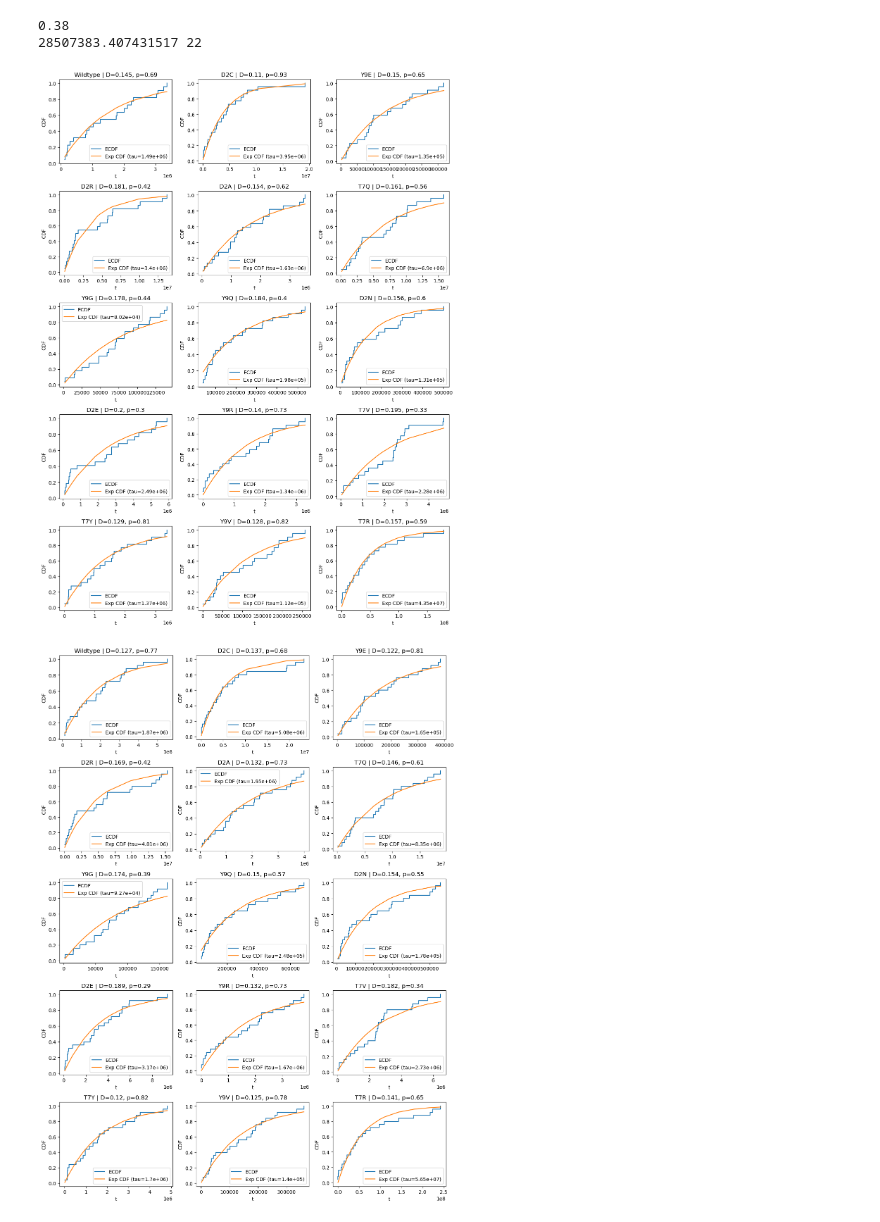
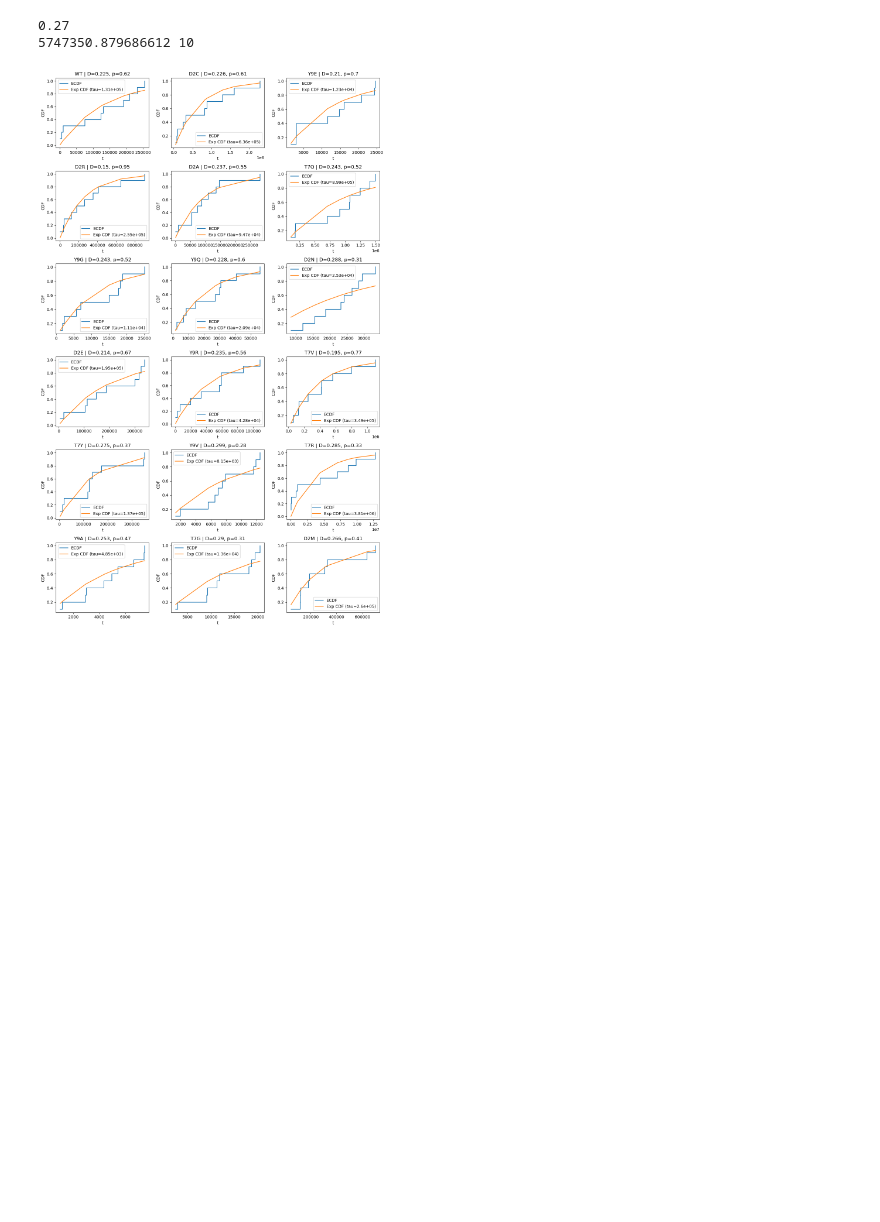
Before and after one commit to MendelsResearchGroup/guiding-peptide-kinetics, a Jupyter notebook: src/fpt.ipynb, the cells around one changed output. Drawn from its saved outputs; the diff is of its cells as text; code cells hidden in the pictures; blank space fills up the shorter version.

```diff
--- a/src/fpt.ipynb
+++ b/src/fpt.ipynb
@@ -122,26 +125,23 @@ from scipy import stats
 import numpy as np
 import matplotlib.pyplot as plt
 
-def plot_mfpt_corr(df, prop_col, wt_label='Wildtype', group_col='residue_idx',
+def plot_mfpt_corr(df, prop_col, wt_label='WT', group_col='residue_idx',
                    annotate=False, th=None, log_prop=True):
     wt_mfpt = float(df.loc[wt_label, 'mfpt'])
     wt_prop = df.loc[wt_label, prop_col]
 
-    def ratio_or_raw(wt, arr, use_log):
+    def ratio_or_raw(wt, arr):
         arr = np.asarray(arr, float)
-        if pd.isna(wt):            # no WT value
+        if pd.isna(wt):
             return arr
-        if use_log:
-            if wt <= 0 or np.any(arr <= 0):
-                raise ValueError(f"Nonpositive values in '{prop_col}' — log undefined.")
-            return wt - arr
         return wt - arr
 
-    x_all = ratio_or_raw(wt_prop, df[prop_col].to_numpy(), log_prop)
+    x_all = df[prop_col].to_numpy()
     y_all = np.log(wt_mfpt / df['mfpt'].to_numpy())
     mask = np.isfinite(x_all) & np.isfinite(y_all)
 
-    pearson, _  = stats.pearsonr(x_all[mask], y_all[mask])
+    pearson, p  = stats.pearsonr(x_all[mask], y_all[mask])
+    print(f"p: {p}")
     spearman, _ = stats.spearmanr(x_all[mask], y_all[mask])
 
     res_keys = sorted(int(k) for k in df[group_col].dropna().unique())
@@ -149,26 +149,26 @@ def plot_mfpt_corr(df, prop_col, wt_label='Wildtype', group_col='residue_idx',
     res_colors[2] = 'orange'
     res_colors[7] = 'blue'
     res_colors[9] = 'green'
+
     for xv, yv, name in zip(x_all[mask], y_all[mask], df.index.to_numpy()):
         plt.text(xv, yv, name, fontsize=6, ha='center', va='bottom')
 
     for k in res_keys:
         sub = df[df[group_col] == k]
-        x = ratio_or_raw(wt_prop, sub[prop_col].to_numpy(), log_prop)
+        x = sub[prop_col].to_numpy()
         y = np.log(wt_mfpt / sub['mfpt'].to_numpy())
         plt.scatter(x, y, label=f"Residue {k}", s=35, alpha=0.9, c=res_colors.get(k))
 
-    if not pd.isna(wt_prop):
-        plt.scatter(0 if log_prop else wt_prop, 0, s=100, marker='*',
+    plt.scatter(wt_prop, 0, s=100, marker='*',
                     edgecolors='k', linewidths=1.5, label=wt_label)
 
-    xlabel = (f'({prop_col} WT / mutation)'
+    xlabel = (f'Mut {prop_col}'
               if log_prop and not pd.isna(wt_prop)
               else prop_col)
     plt.xlabel(xlabel)
     plt.ylabel('log(MFPT WT / mutation)')
     t = f" | Th={th:.3g}" if th is not None else ""
-    plt.title(f"MFPT vs {prop_col} | Pearsons: {pearson:.3g}")
+    plt.title(f"MFPT vs {prop_col} | Pear: {pearson:.3g}, Spear: {spearman:.3g}")
     plt.legend()
     plt.grid(True, alpha=0.3)
     plt.tight_layout()
@@ -182,8 +182,8 @@ with open("../data/mfpt-pace=25000.pkl", "rb") as f:
 
 thresholds = np.array(list(all_mfpt['chignolin'].keys()))
 sample_size = 200
-th = thresholds[1]
-
+th = thresholds[-2]
+print (th)
 df = collect_df(all_mfpt, th, sample_size)
 print(th)
 plot_mfpt_corr(df, 'eigenvalue', annotate=True)
@@ -492,7 +473,7 @@ def plot_ecdfs_grid_fastest_k(all_mfpt, names, th, k = None ):
     fig.tight_layout()
     return fig
 
-th = thresholds[9]
+th = np.array(list(all_mfpt['chignolin'].keys()))[3]
 print(th)
 names = list(proteins)
 k = 25
@@ -501,8 +482,8 @@ res = ks_table_fastest_k(all_mfpt, names, th, k = k)
 plot_ecdfs_grid_fastest_k(all_mfpt, names, th)
 plt.show()
 
-plot_ecdfs_grid_fastest_k(all_mfpt, names, th, k = k)
-plt.show()
+# plot_ecdfs_grid_fastest_k(all_mfpt, names, th, k = k)
+# plt.show()
 
 def compare_k_vs_dynamic(all_mfpt, names, th, k = k):
     rows = []
@@ -524,37 +505,36 @@ def compare_k_vs_dynamic(all_mfpt, names, th, k = k):
         rows.append({
             "name": name,
             "k_fixed": k, "tau_fixed": tau_f, "D_fixed": D_f, "p_fixed": p_f,
             "k_dyn": k_dyn, "tau_dyn": tau_d, "D_dyn": D_d, "p_dyn": p_d
         })
 
     df = pd.DataFrame(rows)
     print(df.to_string(index=False))
 
     # Scatter plot comparison
     fig, axes = plt.subplots(1, 2, figsize=(10, 4))
     axes[0].scatter(df["D_fixed"], df["D_dyn"])
     axes[0].plot([0, 1], [0, 1], 'k--', lw=1)
     axes[0].set_xlabel(f"D (k={k})")
     axes[0].set_ylabel("D (dynamic k)")
     axes[0].set_title("KS D comparison")
 
     axes[1].scatter(df["p_fixed"], df["p_dyn"])
     axes[1].plot([0, 1], [0, 1], 'k--', lw=1)
     axes[1].set_xlabel(f"p-value (k={k})")
     axes[1].set_ylabel("p-value (dynamic k)")
     axes[1].set_title("KS p-value comparison")
 
     fig.tight_layout()
     return df, fig
 
 # Run comparison
 # df_comparison, fig_cmp = compare_k_vs_dynamic(all_mfpt, names, th)
 # plt.show()
 # %% [output]
-0.38
-28507383.407431517 22
+0.27
+5747350.879686612 10
-[figure, old version]
+[figure, new version]
-[figure, removed]
 # %%
 %load_ext autoreload
 %autoreload 2
```
Also changed, not shown: parts of 7 cells of this notebook, 5 other files.
